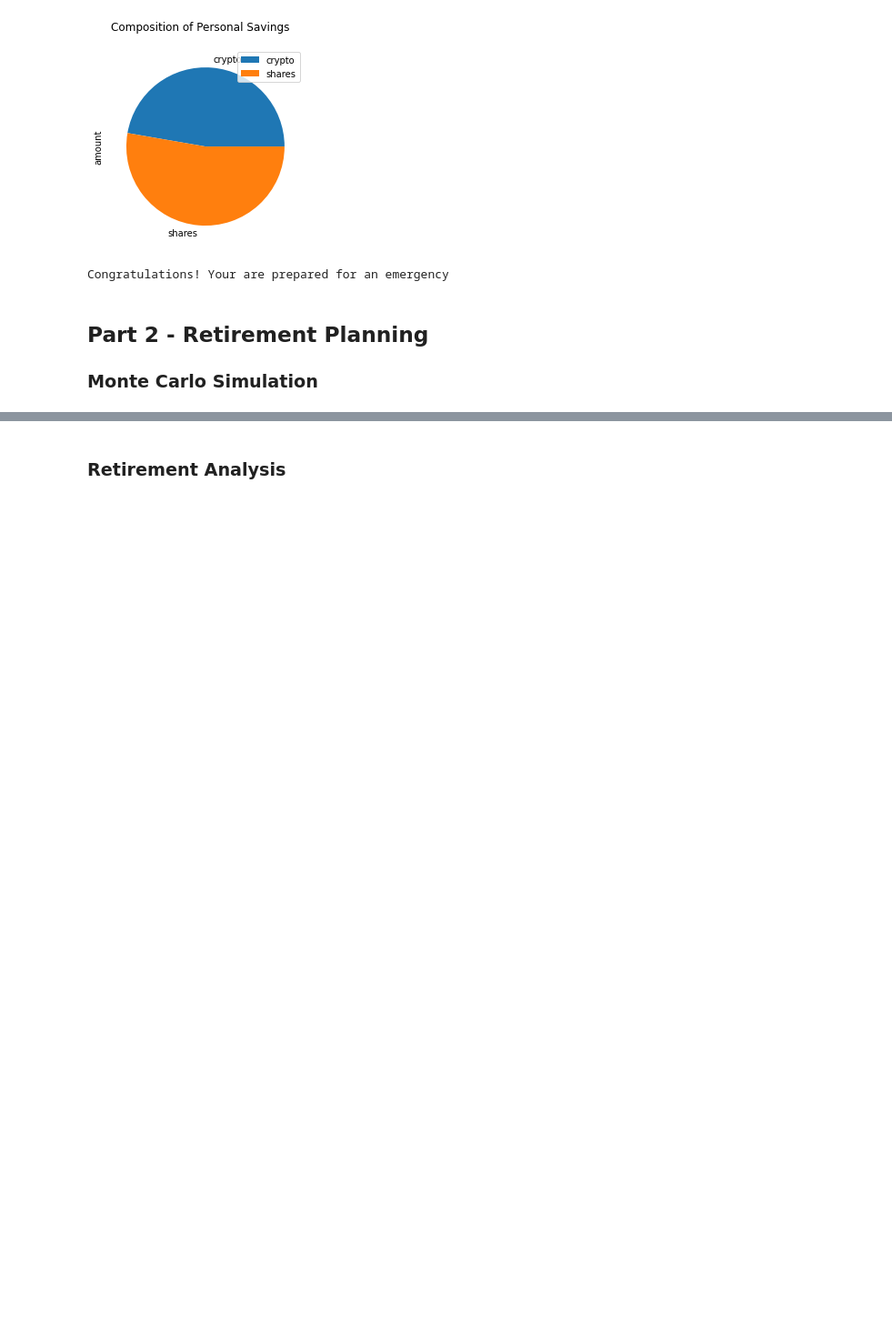
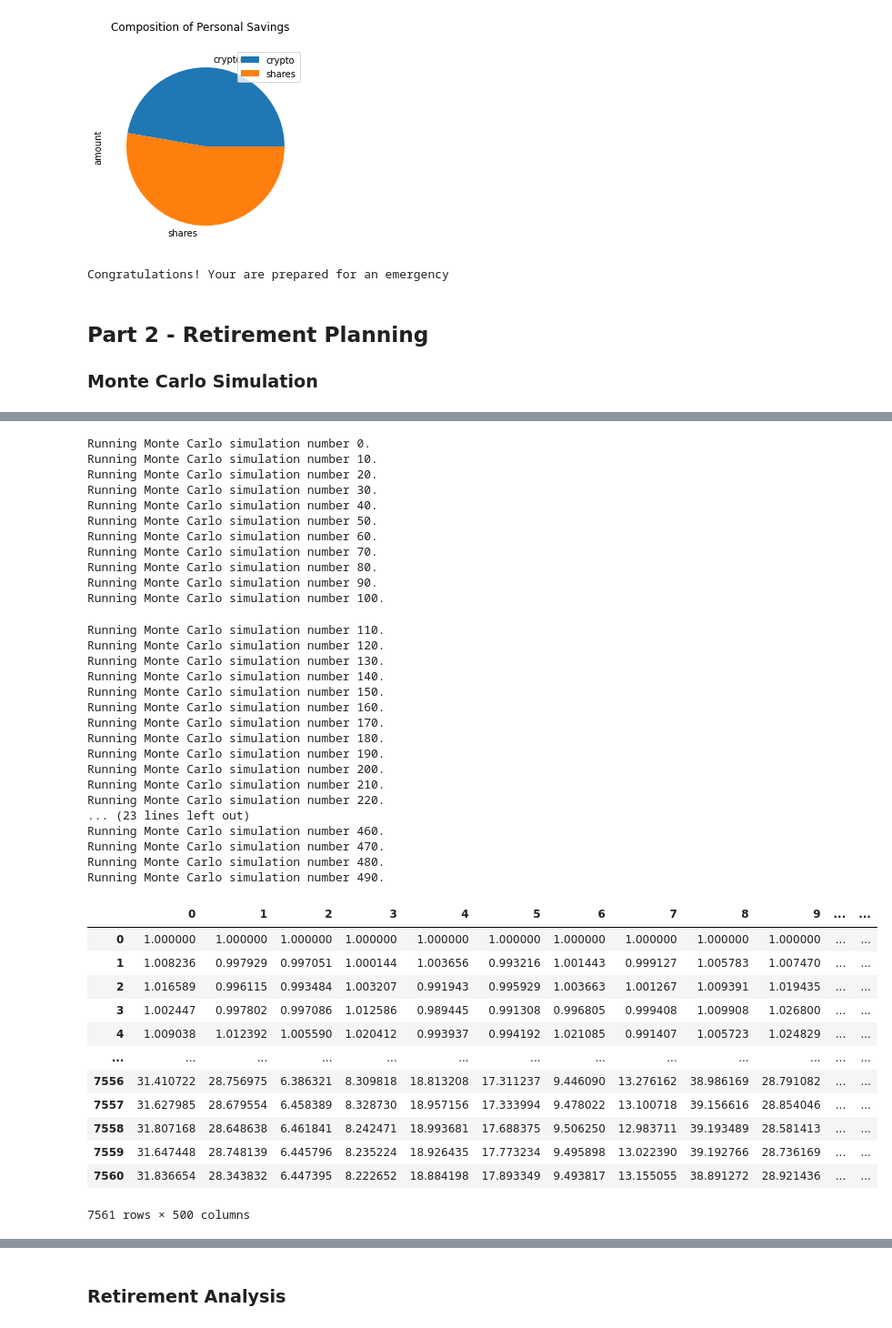
Before and after one commit to TimL2/Financial_Planning, a Jupyter notebook: Instructions/Starter_Code/financial-planner.ipynb, the cells around one changed output, grey strips where cells are left out. Shown at 91% size. Cells and saved outputs as stored; diff of their text form; code cells hidden in the pictures; blank space fills up the shorter version.

Commit message:
second part done and running save 4

```diff
--- a/Instructions/Starter_Code/financial-planner.ipynb
+++ b/Instructions/Starter_Code/financial-planner.ipynb
@@ -201,3 +220,45 @@ df_stock_data.head()
 # %%
-# Configuring a Monte Carlo simulation to forecast 30 years cumulative returns
-# YOUR CODE HERE!
+# Running a Monte Carlo simulation to forecast 30 years cumulative returns
+MC_40_60.calc_cumulative_return()
+# %% [output]
+Running Monte Carlo simulation number 0.
+Running Monte Carlo simulation number 10.
+Running Monte Carlo simulation number 20.
+Running Monte Carlo simulation number 30.
+Running Monte Carlo simulation number 40.
+Running Monte Carlo simulation number 50.
+Running Monte Carlo simulation number 60.
+Running Monte Carlo simulation number 70.
+Running Monte Carlo simulation number 80.
+Running Monte Carlo simulation number 90.
+Running Monte Carlo simulation number 100.
+Running Monte Carlo simulation number 110.
+Running Monte Carlo simulation number 120.
+Running Monte Carlo simulation number 130.
+Running Monte Carlo simulation number 140.
+Running Monte Carlo simulation number 150.
+Running Monte Carlo simulation number 160.
+Running Monte Carlo simulation number 170.
+Running Monte Carlo simulation number 180.
+Running Monte Carlo simulation number 190.
+Running Monte Carlo simulation number 200.
+Running Monte Carlo simulation number 210.
+Running Monte Carlo simulation number 220.
+... (23 lines left out)
+Running Monte Carlo simulation number 460.
+Running Monte Carlo simulation number 470.
+Running Monte Carlo simulation number 480.
+Running Monte Carlo simulation number 490.
+|  | 0 | 1 | 2 | 3 | 4 | 5 | 6 | 7 | 8 | 9 | ... | ... |
+| 0 | 1.000000 | 1.000000 | 1.000000 | 1.000000 | 1.000000 | 1.000000 | 1.000000 | 1.000000 | 1.000000 | 1.000000 | ... | ... |
+| 1 | 1.008236 | 0.997929 | 0.997051 | 1.000144 | 1.003656 | 0.993216 | 1.001443 | 0.999127 | 1.005783 | 1.007470 | ... | ... |
+| 2 | 1.016589 | 0.996115 | 0.993484 | 1.003207 | 0.991943 | 0.995929 | 1.003663 | 1.001267 | 1.009391 | 1.019435 | ... | ... |
+| 3 | 1.002447 | 0.997802 | 0.997086 | 1.012586 | 0.989445 | 0.991308 | 0.996805 | 0.999408 | 1.009908 | 1.026800 | ... | ... |
+| 4 | 1.009038 | 1.012392 | 1.005590 | 1.020412 | 0.993937 | 0.994192 | 1.021085 | 0.991407 | 1.005723 | 1.024829 | ... | ... |
+| ... | ... | ... | ... | ... | ... | ... | ... | ... | ... | ... | ... | ... |
+| 7556 | 31.410722 | 28.756975 | 6.386321 | 8.309818 | 18.813208 | 17.311237 | 9.446090 | 13.276162 | 38.986169 | 28.791082 | ... | ... |
+| 7557 | 31.627985 | 28.679554 | 6.458389 | 8.328730 | 18.957156 | 17.333994 | 9.478022 | 13.100718 | 39.156616 | 28.854046 | ... | ... |
+| 7558 | 31.807168 | 28.648638 | 6.461841 | 8.242471 | 18.993681 | 17.688375 | 9.506250 | 12.983711 | 39.193489 | 28.581413 | ... | ... |
+| 7559 | 31.647448 | 28.748139 | 6.445796 | 8.235224 | 18.926435 | 17.773234 | 9.495898 | 13.022390 | 39.192766 | 28.736169 | ... | ... |
+| 7560 | 31.836654 | 28.343832 | 6.447395 | 8.222652 | 18.884198 | 17.893349 | 9.493817 | 13.155055 | 38.891272 | 28.921436 | ... | ... |
+7561 rows × 500 columns
```
Also changed, not shown: parts of 11 cells of this notebook.
